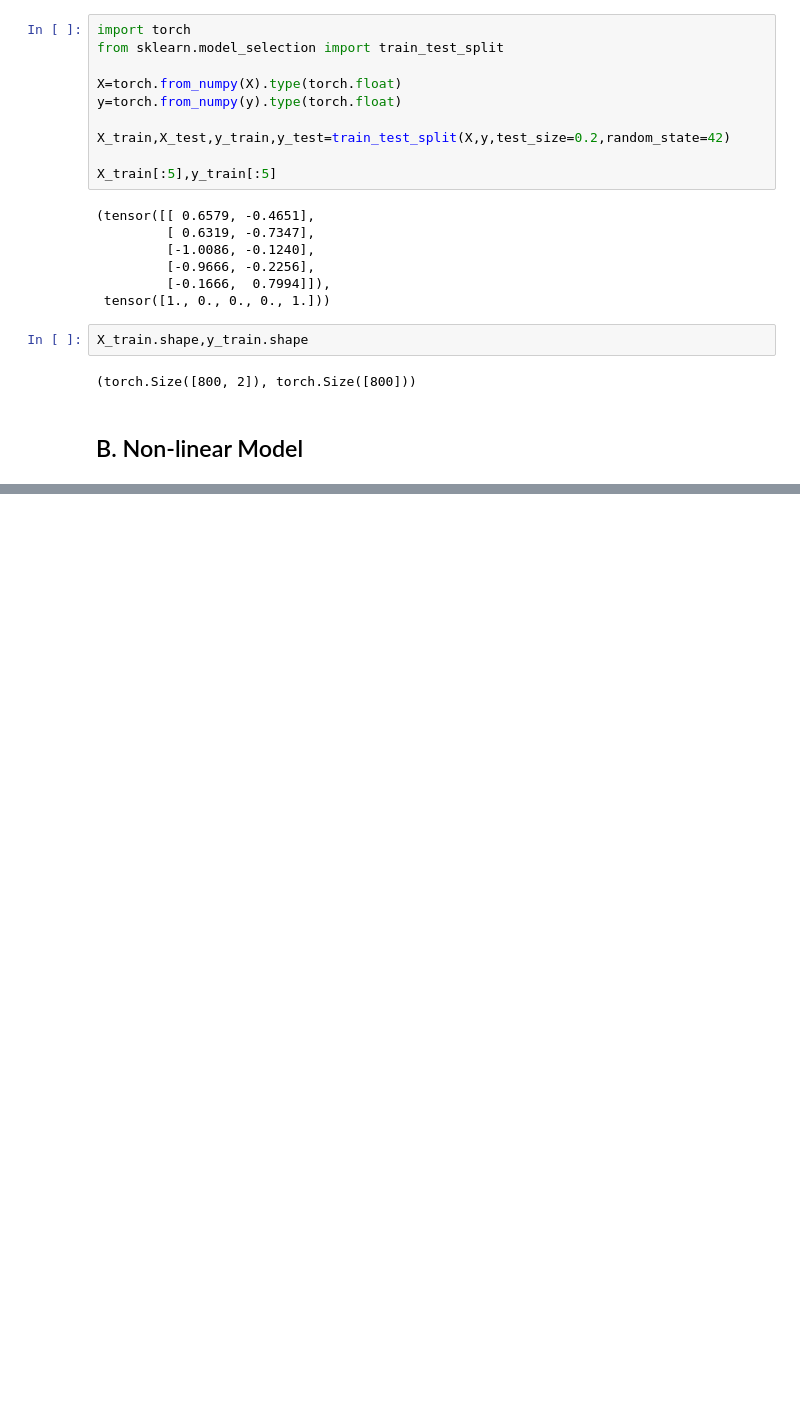
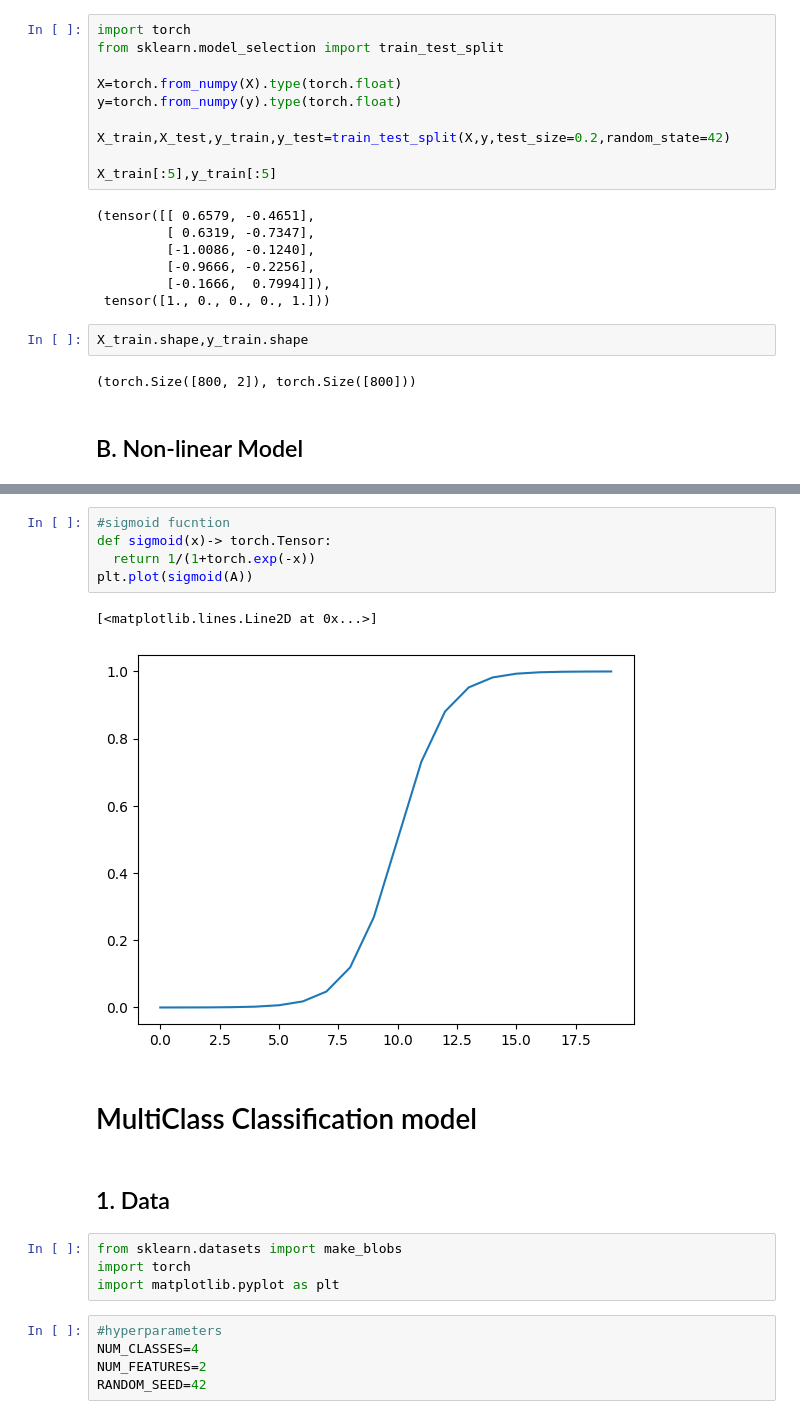
Before and after one commit to therealshai/Pytorch-notebooks, a Jupyter notebook: 02_pytorch_nn_classification.ipynb, the cells around one changed output, grey strips where cells are left out. Cells and saved outputs as stored; diff of their text form; blank space fills up the shorter version.

Commit message:
Multi class added

```diff
--- a/02_pytorch_nn_classification.ipynb
+++ b/02_pytorch_nn_classification.ipynb
@@ -762,0 +909,21 @@ X_train.shape,y_train.shape
+# %%
+#sigmoid fucntion
+def sigmoid(x)-> torch.Tensor:
+  return 1/(1+torch.exp(-x))
+plt.plot(sigmoid(A))
+# %% [output]
+[<matplotlib.lines.Line2D at 0x...>]
+[figure, added]
+# %% [markdown]
+# MultiClass Classification model
+# %% [markdown]
+## 1. Data
+# %%
+from sklearn.datasets import make_blobs
+import torch
+import matplotlib.pyplot as plt
+# %%
+#hyperparameters
+NUM_CLASSES=4
+NUM_FEATURES=2
+RANDOM_SEED=42
```
Also changed, not shown: parts of 29 cells of this notebook.
